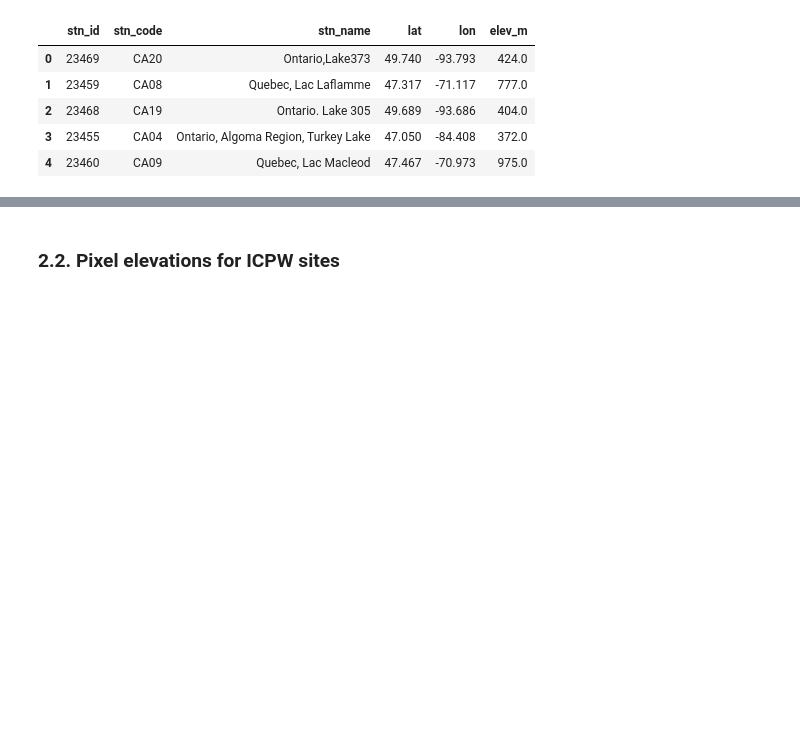
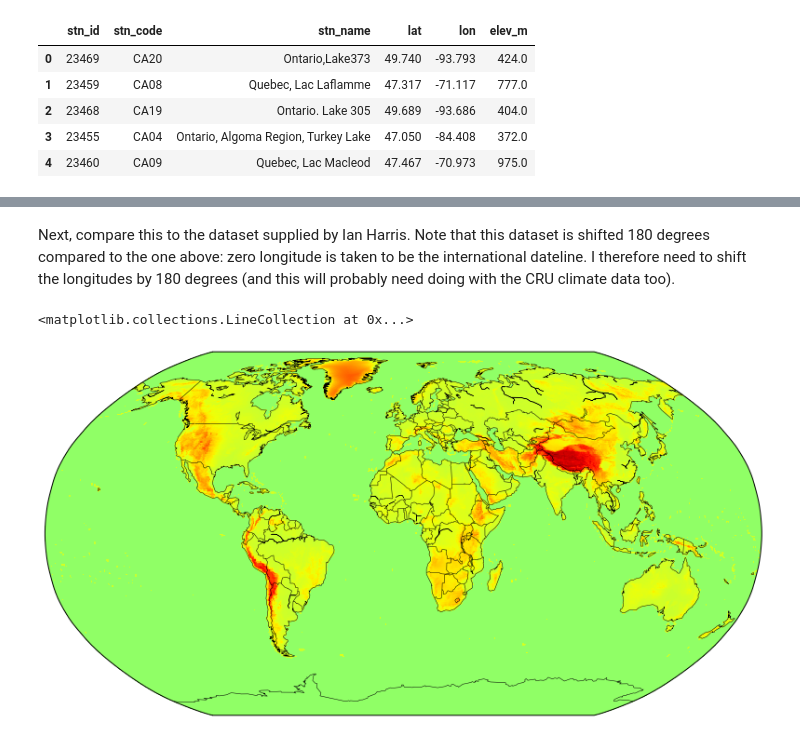
Before and after one commit to JamesSample/icpw, a Jupyter notebook: icpw_climate_data_proc.ipynb, the cells around one changed output, grey strips where cells are left out. Saved outputs shown, nothing was run; the diff lists cells and outputs as text; code cells hidden in the pictures; blank space fills up the shorter version.

```diff
--- a/icpw_climate_data_proc.ipynb
+++ b/icpw_climate_data_proc.ipynb
@@ -103,2 +109,0 @@ m.drawcoastlines(linewidth=.5)
-# %% [markdown]
-### 2.2. Pixel elevations for ICPW sites
@@ -171,0 +110,30 @@ m.drawcoastlines(linewidth=.5)
+# %% [markdown]
+Next, compare this to the dataset supplied by Ian Harris. Note that this dataset is shifted 180 degrees compared to the one above: zero longitude is taken to be the international dateline. I therefore need to shift the longitudes by 180 degrees (and this will probably need doing with the CRU climate data too).
+# %%
+# Read the elev data from Ian
+dat_file = (r'C:\Data\James_Work\Staff\Heleen_d_W\ICP_Waters\TOC_Trends_Analysis_2015'
+            r'\CRU_Climate_Data\elevation\halfdeg.elv.grid.dat')
+elev2 = np.loadtxt(dat_file, dtype=int)
+elev2 = elev2[::-1, :] # Flip data N-S, as numpy indexes arrays from the top down
+
+# Plot
+fig = plt.figure(figsize=(14, 7))
+
+# Robinson projection
+m = Basemap(projection='robin', lon_0=0, resolution='c')
+
+# Create grid of lon-lat coordinates
+# Shifting lons by -180 degrees
+xx, yy = np.meshgrid(lons - 180, lats)
+
+# Plot elev grid
+# Use the same colour scheme as on map above for comparison
+im = m.pcolormesh(xx, yy, elev2, latlon=True, cmap=plt.cm.jet,
+                  vmin=elev[0].min(), vmax=elev[0].max())
+
+# Annotate
+m.drawcountries()
+m.drawcoastlines(linewidth=.5)
+# %% [output]
+<matplotlib.collections.LineCollection at 0x...>
+[figure, added]
```
Also changed, not shown: parts of 28 cells of this notebook.
